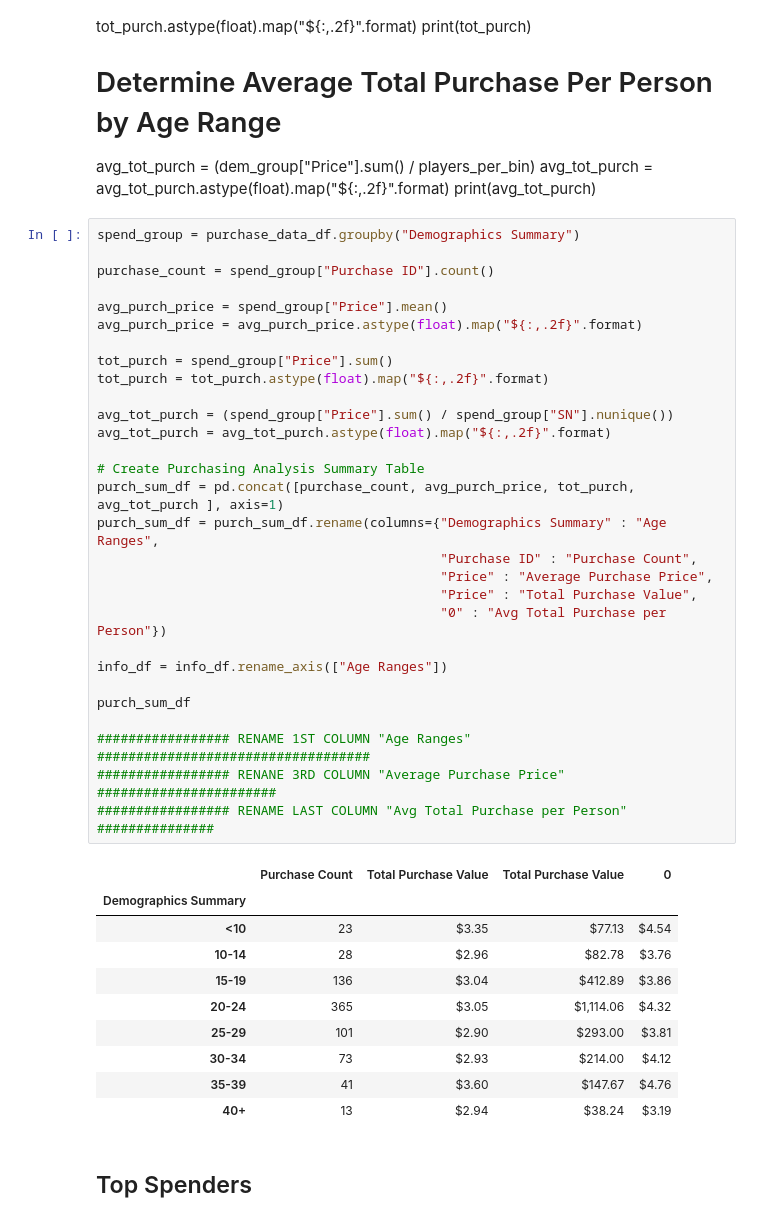
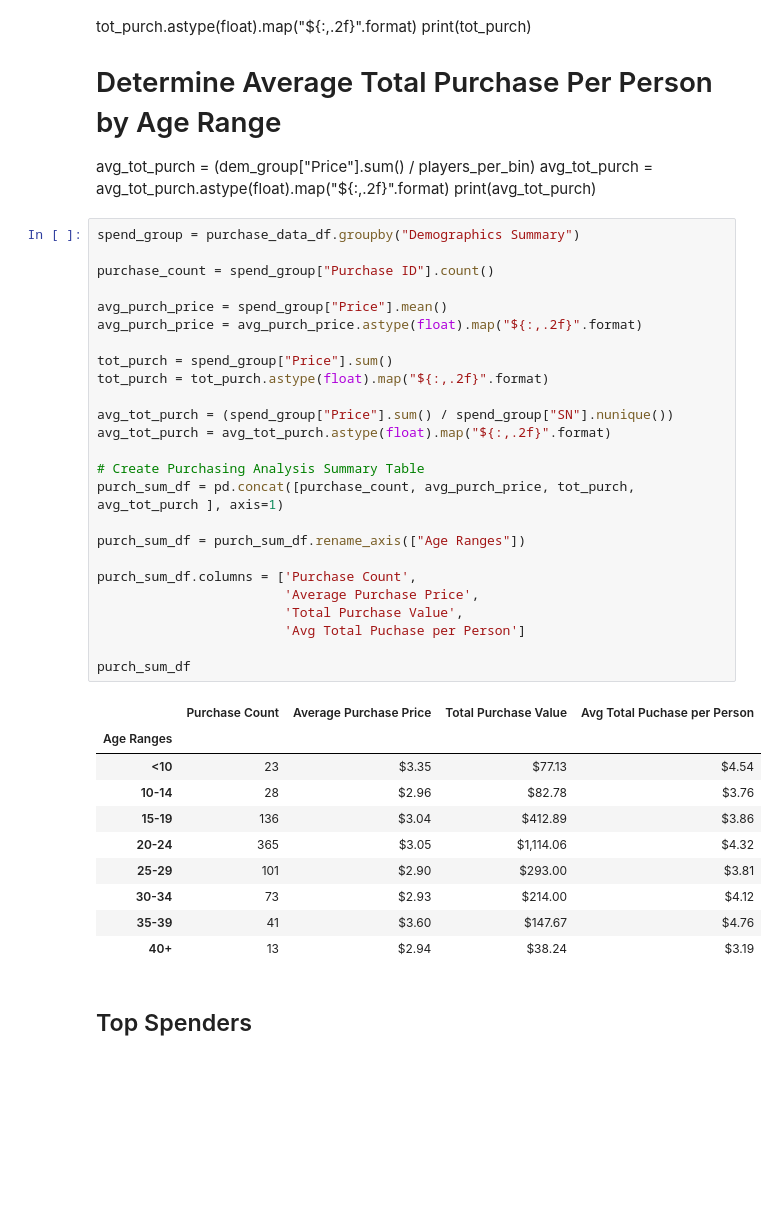
Before and after one commit to kurt89/pandas-challenge, a Jupyter notebook: Instructions/HeroesOfPymoli/HeroesOfPymoli.ipynb, the cells around one changed output. Saved outputs shown, nothing was run; the diff lists cells and outputs as text; blank space fills up the shorter version.

```diff
--- a/Instructions/HeroesOfPymoli/HeroesOfPymoli.ipynb
+++ b/Instructions/HeroesOfPymoli/HeroesOfPymoli.ipynb
@@ -298,35 +294,31 @@ print(avg_tot_purch)
 # %%
 spend_group = purchase_data_df.groupby("Demographics Summary")
 
 purchase_count = spend_group["Purchase ID"].count()
 
 avg_purch_price = spend_group["Price"].mean()
 avg_purch_price = avg_purch_price.astype(float).map("${:,.2f}".format)
 
 tot_purch = spend_group["Price"].sum()
 tot_purch = tot_purch.astype(float).map("${:,.2f}".format)
 
 avg_tot_purch = (spend_group["Price"].sum() / spend_group["SN"].nunique())
 avg_tot_purch = avg_tot_purch.astype(float).map("${:,.2f}".format)
 
 # Create Purchasing Analysis Summary Table
 purch_sum_df = pd.concat([purchase_count, avg_purch_price, tot_purch, avg_tot_purch ], axis=1)
-purch_sum_df = purch_sum_df.rename(columns={"Demographics Summary" : "Age Ranges",
-                                            "Purchase ID" : "Purchase Count",
-                                            "Price" : "Average Purchase Price",
-                                            "Price" : "Total Purchase Value",
-                                            "0" : "Avg Total Purchase per Person"})
 
-info_df = info_df.rename_axis(["Age Ranges"])
+purch_sum_df = purch_sum_df.rename_axis(["Age Ranges"])
+
+purch_sum_df.columns = ['Purchase Count',
+                        'Average Purchase Price',
+                        'Total Purchase Value',
+                        'Avg Total Puchase per Person']
 
 purch_sum_df
-
-################# RENAME 1ST COLUMN "Age Ranges" ###################################
-################# RENANE 3RD COLUMN "Average Purchase Price" #######################
-################# RENAME LAST COLUMN "Avg Total Purchase per Person" ###############
 # %% [output]
-|  | Purchase Count | Total Purchase Value | Total Purchase Value | 0 |
-| Demographics Summary |  |  |  |  |
+|  | Purchase Count | Average Purchase Price | Total Purchase Value | Avg Total Puchase per Person |
+| Age Ranges |  |  |  |  |
 | <10 | 23 | $3.35 | $77.13 | $4.54 |
 | 10-14 | 28 | $2.96 | $82.78 | $3.76 |
 | 15-19 | 136 | $3.04 | $412.89 | $3.86 |
```
Also changed, not shown: parts of 8 cells of this notebook, 1 other file.
